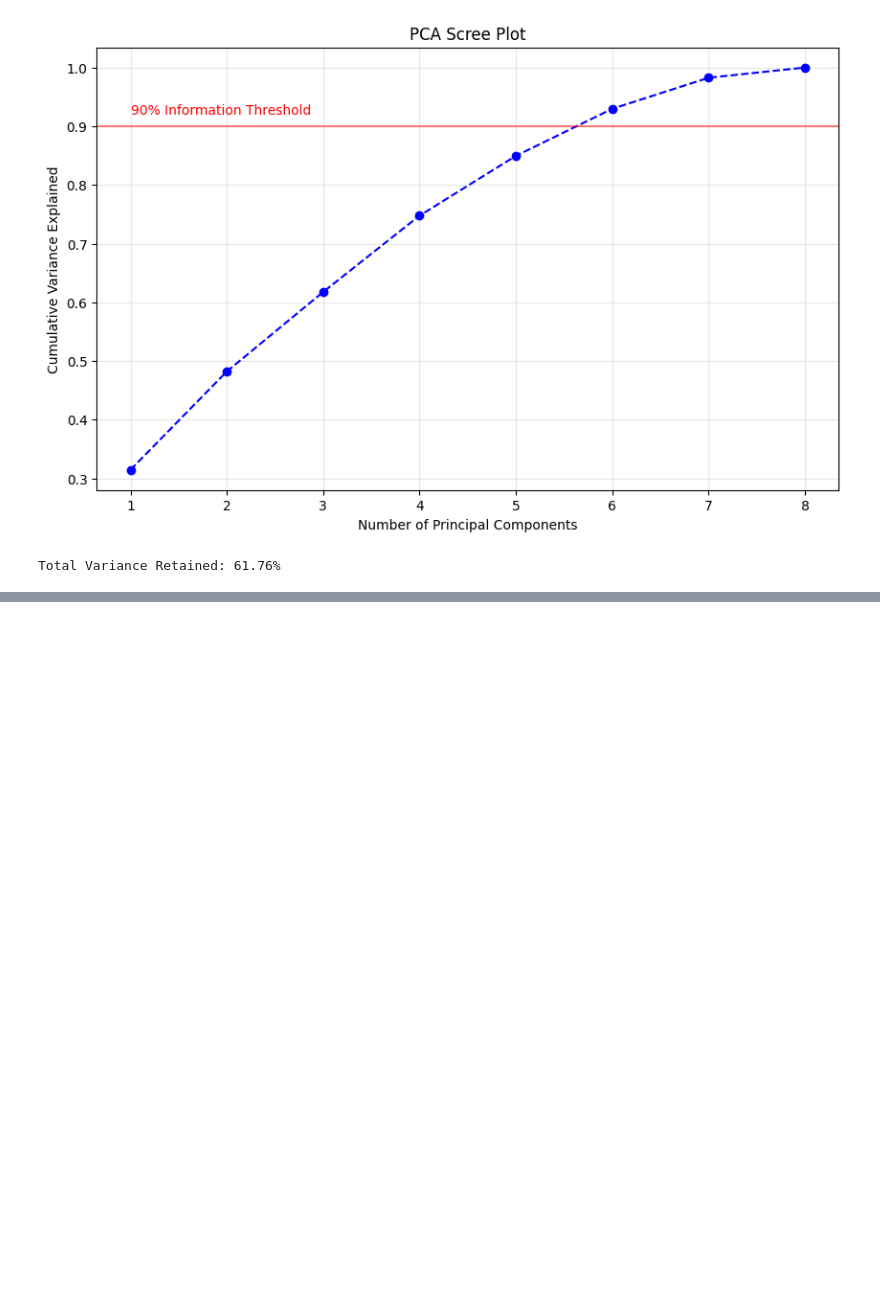
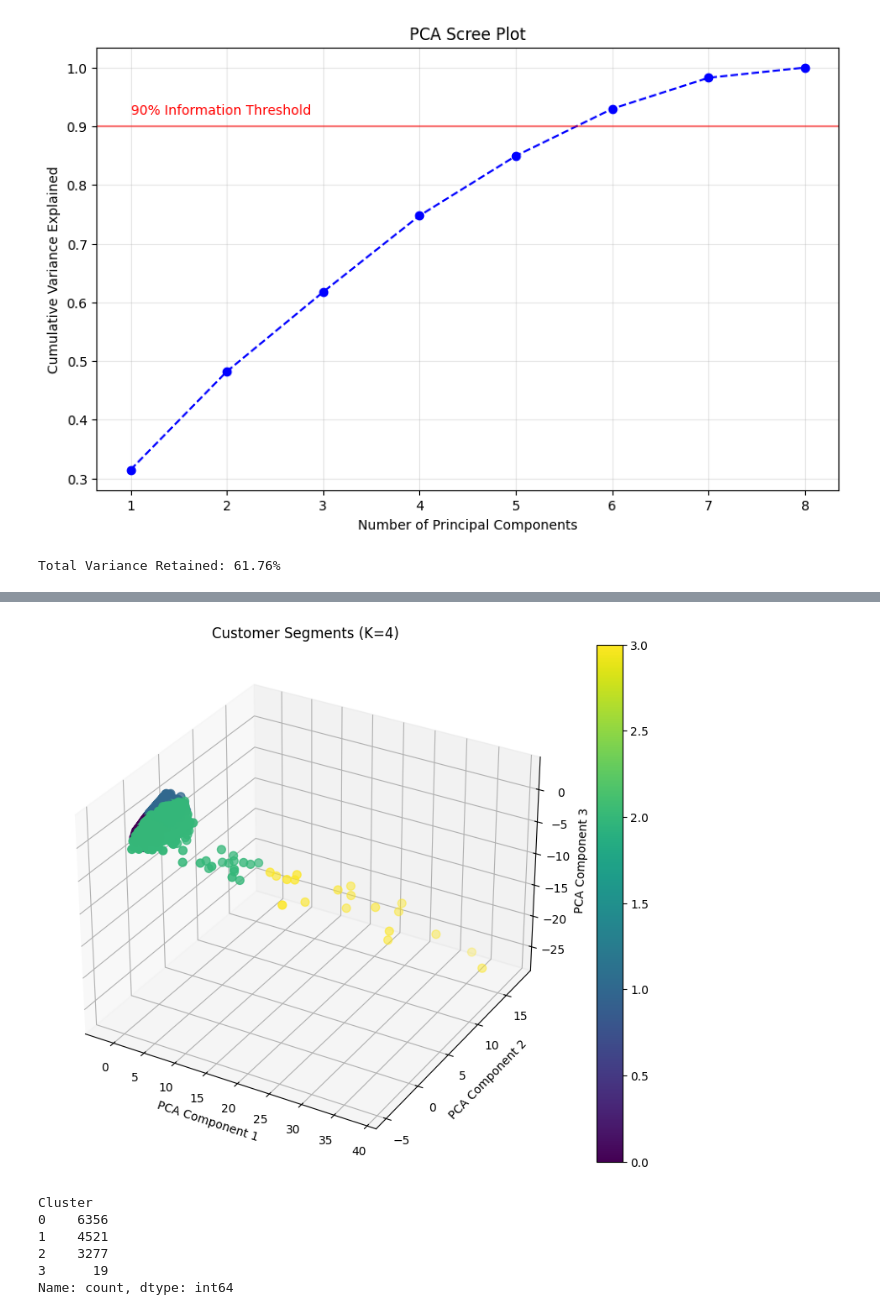
Before and after one commit to hardiksharma2005/Starbucks-Customer-Segmentation, a Jupyter notebook: starbucks-customer-segmentation-using-clustering.ipynb, the cells around one changed output, grey strips where cells are left out. Saved outputs shown, nothing was run; the diff lists cells and outputs as text; code cells hidden in the pictures; blank space fills up the shorter version.

```diff
--- a/starbucks-customer-segmentation-using-clustering.ipynb
+++ b/starbucks-customer-segmentation-using-clustering.ipynb
@@ -250,0 +295,28 @@ Total Variance Retained: 61.76%
+# %%
+best_k = 4
+
+kmeans_final = KMeans(n_clusters=best_k, random_state=42, n_init=10)
+clusters = kmeans_final.fit_predict(X_pca)
+
+customer_df['Cluster'] = clusters
+# %%
+fig = plt.figure(figsize=(10, 8))
+ax = fig.add_subplot(111, projection='3d')
+
+scatter = ax.scatter(X_pca[:, 0], X_pca[:, 1], X_pca[:, 2], c=clusters, cmap='viridis', s=50)
+
+ax.set_title(f'Customer Segments (K={best_k})')
+ax.set_xlabel('PCA Component 1')
+ax.set_ylabel('PCA Component 2')
+ax.set_zlabel('PCA Component 3')
+plt.colorbar(scatter)
+plt.show()
+print(customer_df['Cluster'].value_counts())
+# %% [output]
+[figure, added]
+Cluster
+0    6356
+1    4521
+2    3277
+3      19
+Name: count, dtype: int64
```
Also changed, not shown: parts of 3 cells of this notebook.
